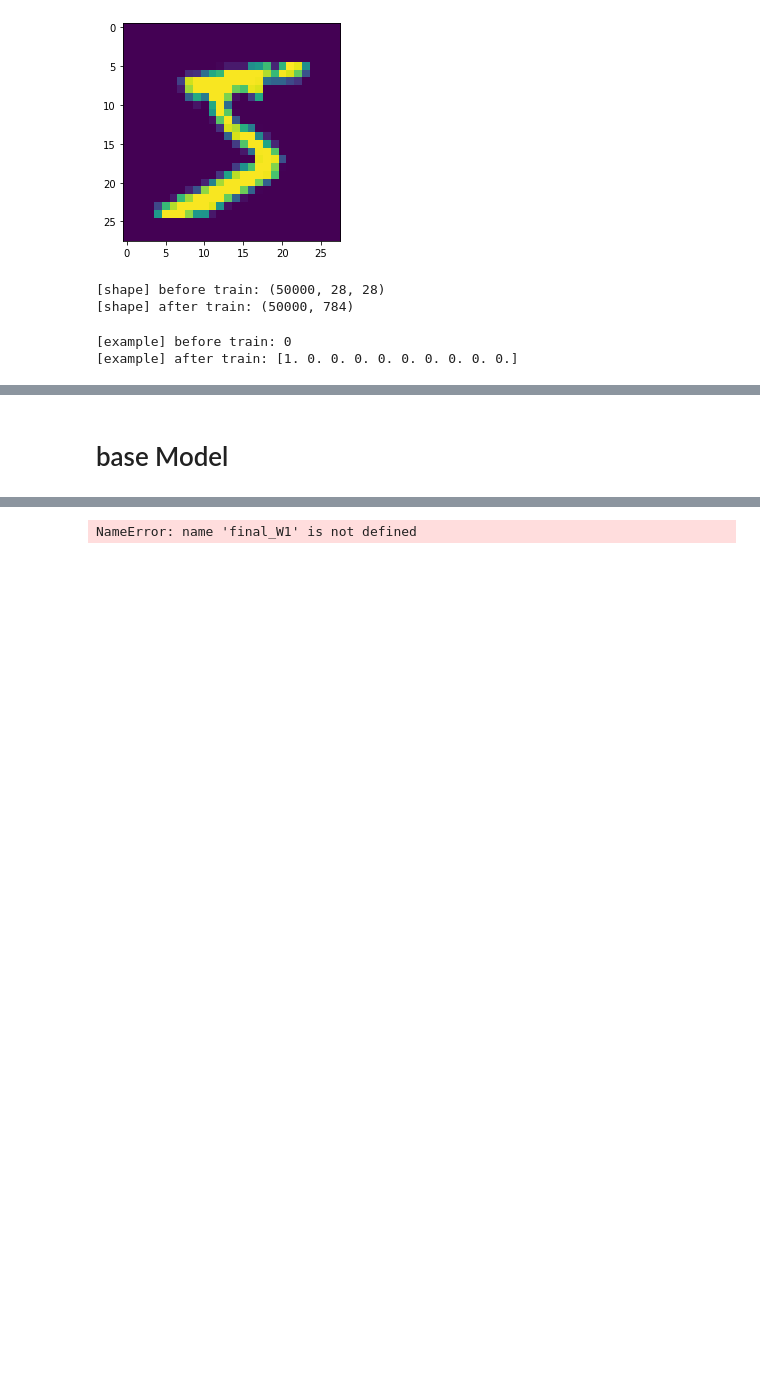
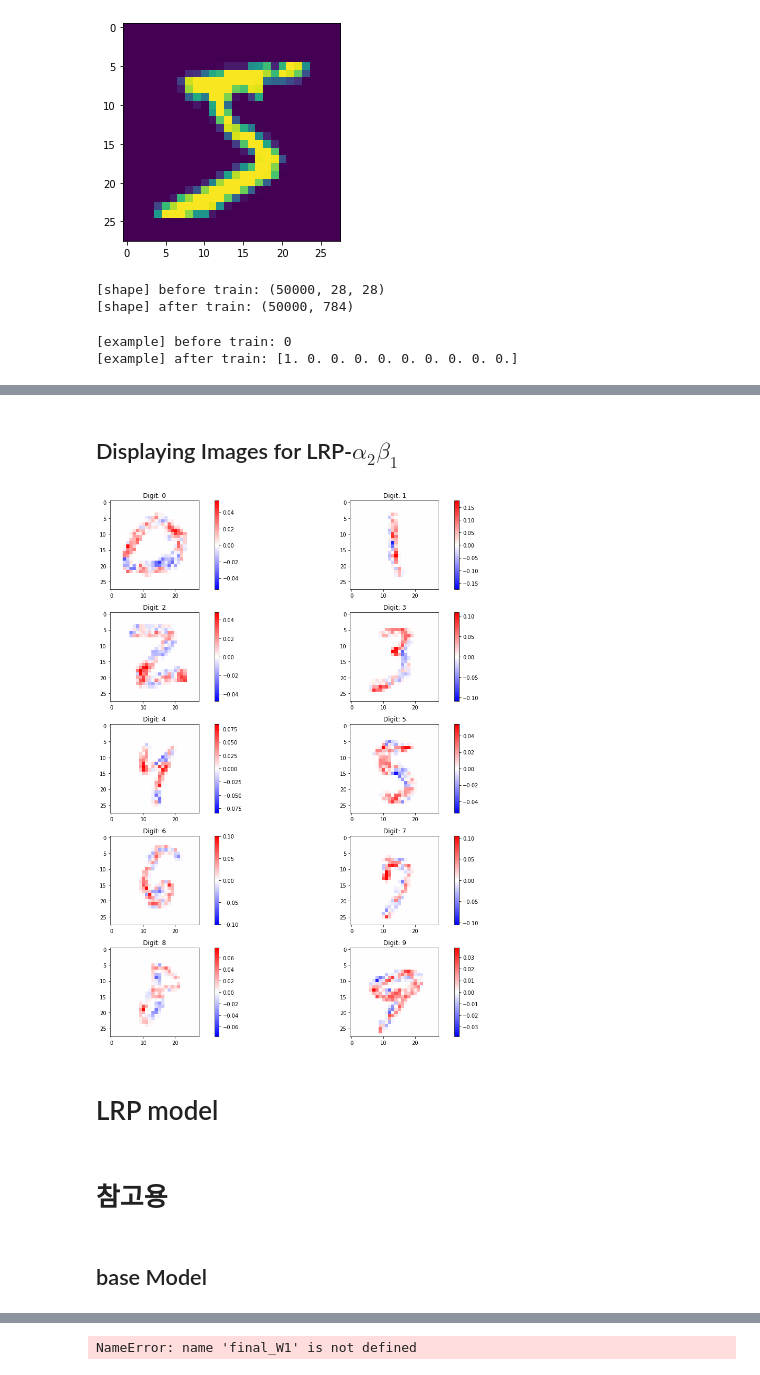
Before and after one commit to sooeun67/xai, a Jupyter notebook: lrp/Layer-wise Relevance backPropagation.ipynb, the cells around one changed output, grey strips where cells are left out. Cells and saved outputs as stored; diff of their text form; code cells hidden in the pictures; blank space fills up the shorter version.

```diff
--- a/lrp/Layer-wise Relevance backPropagation.ipynb
+++ b/lrp/Layer-wise Relevance backPropagation.ipynb
@@ -64,0 +266,22 @@ x_validation, y_validation = dataloader.validation
+# %% [markdown]
+## Displaying Images for LRP-$\alpha_2 \beta_1$
+# %%
+plt.figure(figsize=(15,15))
+for i in range(5):
+    plt.subplot(5, 2, 2 * i + 1)
+    vmin, vmax = pixel_range(imgs21[2 * i])
+    plt.imshow(np.reshape(imgs21[2 * i], [28, 28]), vmin=vmin, vmax=vmax, cmap='bwr')
+    plt.title('Digit: {}'.format(2 * i))
+    plt.colorbar()
+
+    plt.subplot(5, 2, 2 * i + 2)
+    vmin, vmax = pixel_range(imgs21[2 * i + 1])
+    plt.imshow(np.reshape(imgs21[2 * i + 1], [28, 28]), vmin=vmin, vmax=vmax, cmap='bwr')
+    plt.title('Digit: {}'.format(2 * i + 1))
+    plt.colorbar()
+
+plt.tight_layout()
+# %% [output]
+[figure, added]
+# %% [markdown]
+# LRP model
@@ -64,0 +380,2 @@ x_validation, y_validation = dataloader.validation
+# %% [markdown]
+# 참고용
@@ -65,5 +554,5 @@ x_validation, y_validation = dataloader.validation
 # %% [markdown]
-# base Model
+## base Model
 # %%
 # -------------------------
 # Feed-forward network
```
Also changed, not shown: parts of 26 cells of this notebook, 14 other files.
